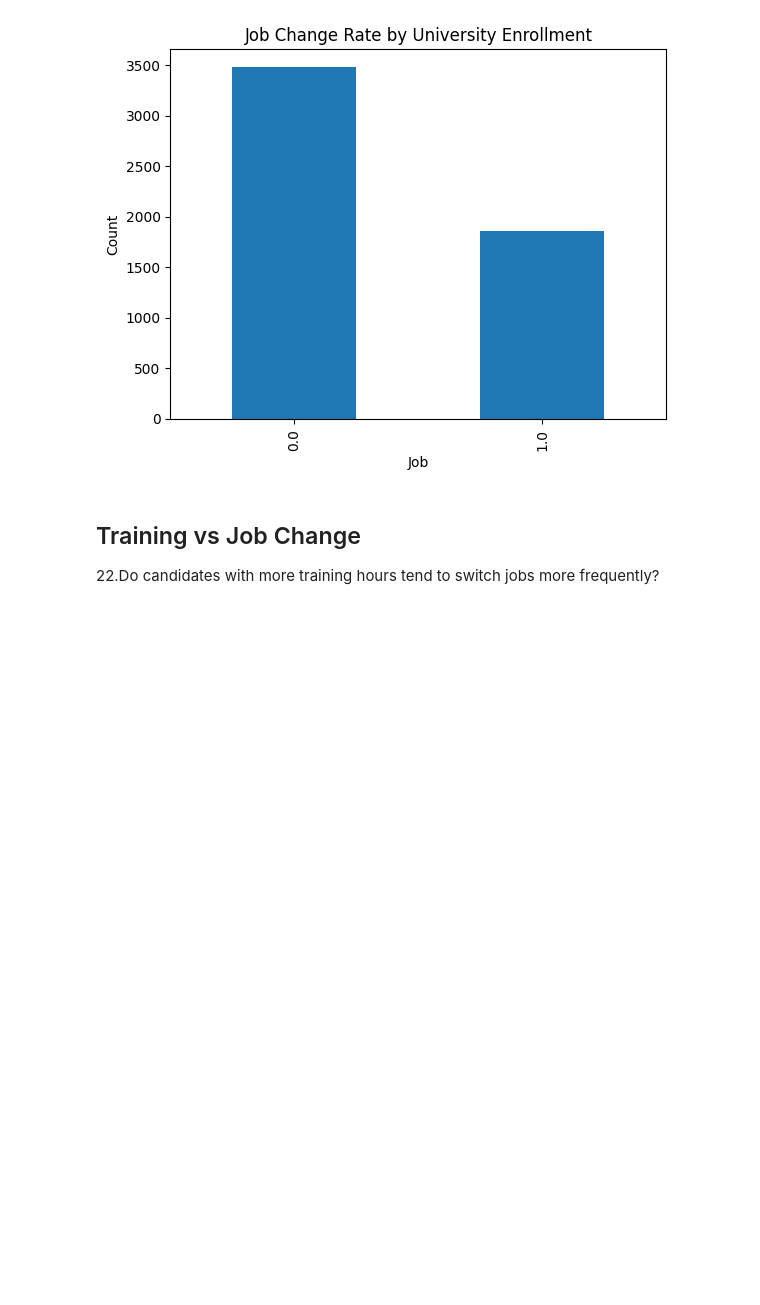
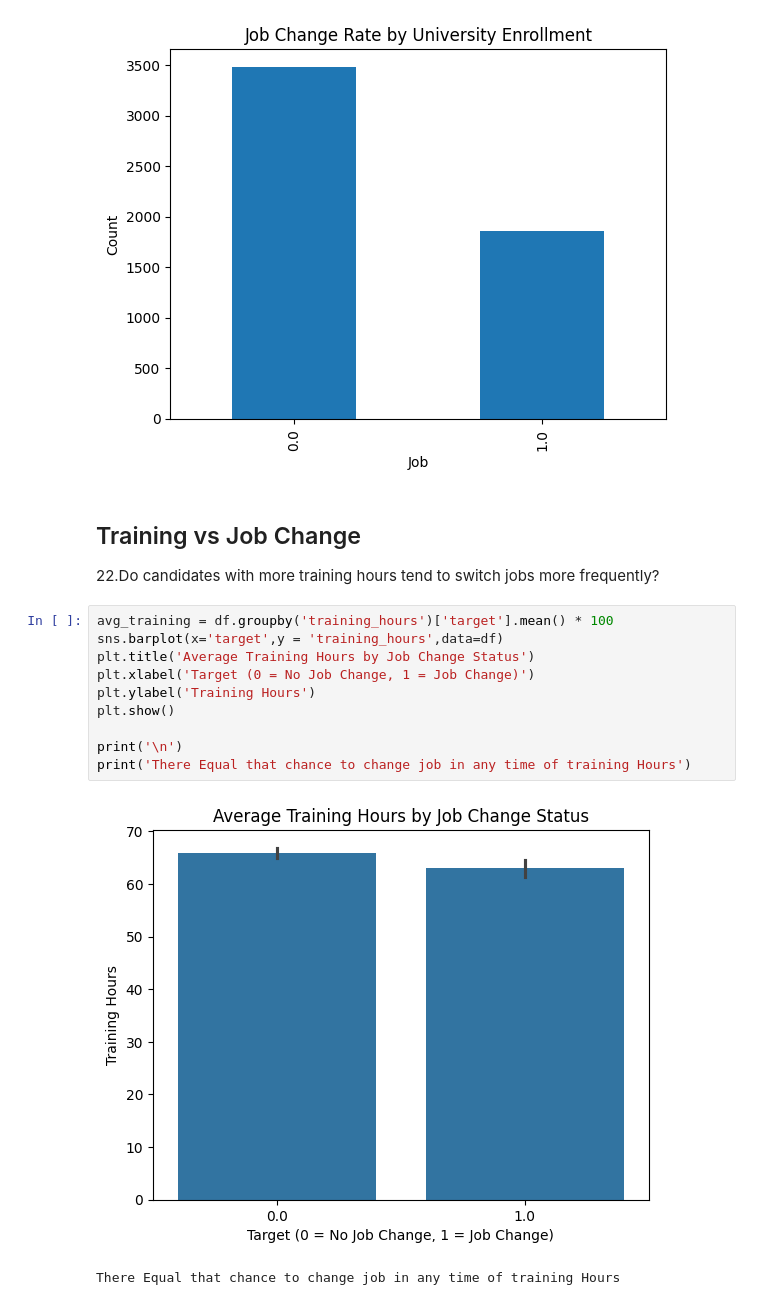
Before and after one commit to sujal-chauhan2006/EDA-Projects, a Jupyter notebook: HR_Analytics_Job_Change_EDA/HR_Analytics_Job_Change_EDA.ipynb, the cells around one changed output. Drawn from its saved outputs; the diff is of its cells as text; blank space fills up the shorter version.

```diff
--- a/HR_Analytics_Job_Change_EDA/HR_Analytics_Job_Change_EDA.ipynb
+++ b/HR_Analytics_Job_Change_EDA/HR_Analytics_Job_Change_EDA.ipynb
@@ -319,3 +388,16 @@ plt.show()
 ## Training vs Job Change
 
 22.Do candidates with more training hours tend to switch jobs more frequently?
+# %%
+avg_training = df.groupby('training_hours')['target'].mean() * 100
+sns.barplot(x='target',y = 'training_hours',data=df)
+plt.title('Average Training Hours by Job Change Status')
+plt.xlabel('Target (0 = No Job Change, 1 = Job Change)')
+plt.ylabel('Training Hours')
+plt.show()
+
+print('\n')
+print('There Equal that chance to change job in any time of training Hours')
+# %% [output]
+[figure, added]
+There Equal that chance to change job in any time of training Hours
```
Also changed, not shown: parts of 18 cells of this notebook.
